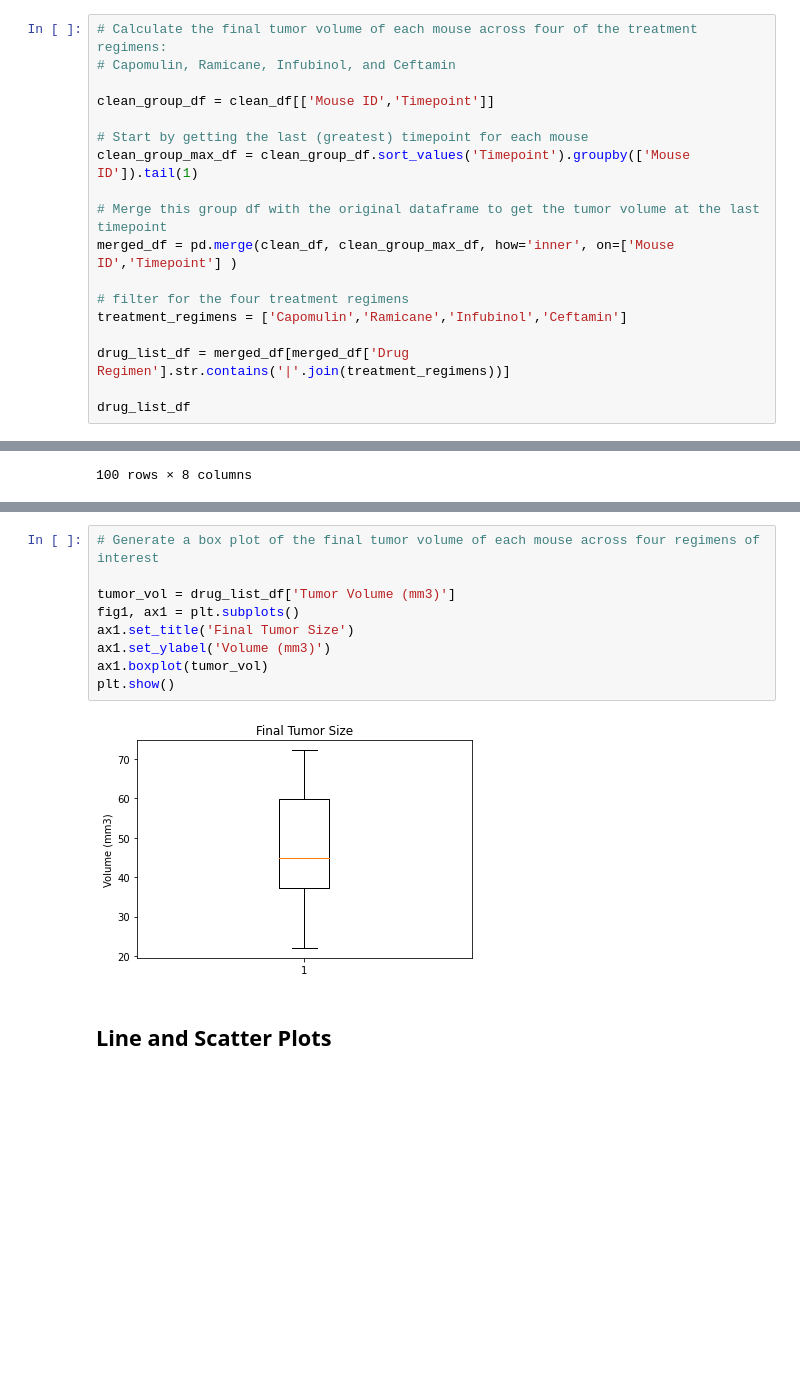
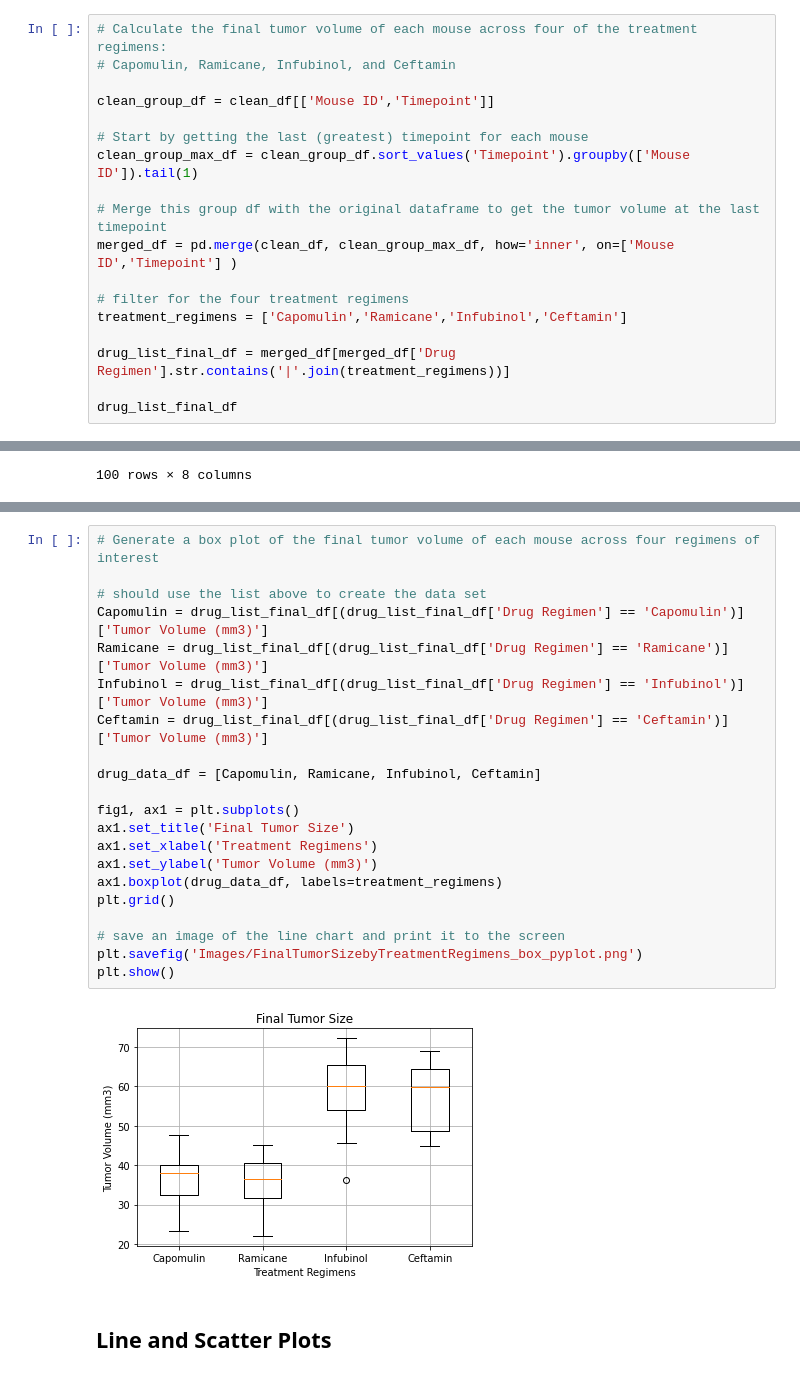
Before and after one commit to ML1758/matplotlib-challenge, a Jupyter notebook: Pymaceuticals/pymaceuticals.ipynb, the cells around one changed output, grey strips where cells are left out. Drawn from its saved outputs; the diff is of its cells as text; blank space fills up the shorter version.

```diff
--- a/Pymaceuticals/pymaceuticals.ipynb
+++ b/Pymaceuticals/pymaceuticals.ipynb
@@ -274,9 +277,9 @@ merged_df = pd.merge(clean_df, clean_group_max_df, how='inner', on=['Mouse ID','
 # filter for the four treatment regimens
 treatment_regimens = ['Capomulin','Ramicane','Infubinol','Ceftamin']
 
-drug_list_df = merged_df[merged_df['Drug Regimen'].str.contains('|'.join(treatment_regimens))]
+drug_list_final_df = merged_df[merged_df['Drug Regimen'].str.contains('|'.join(treatment_regimens))]
 
-drug_list_df
+drug_list_final_df
 # %% [output]
 |  | Mouse ID | Drug Regimen | Sex | Age_months | Weight (g) | Timepoint | Tumor Volume (mm3) | ... |
 | 0 | k403 | Ramicane | Male | 21 | 16 | 45 | 22.050126 | ... |
@@ -316,13 +331,25 @@ mean_tumor_vol
 # %%
 # Generate a box plot of the final tumor volume of each mouse across four regimens of interest
 
-tumor_vol = drug_list_df['Tumor Volume (mm3)']
+# should use the list above to create the data set
+Capomulin = drug_list_final_df[(drug_list_final_df['Drug Regimen'] == 'Capomulin')]['Tumor Volume (mm3)']
+Ramicane = drug_list_final_df[(drug_list_final_df['Drug Regimen'] == 'Ramicane')]['Tumor Volume (mm3)']
+Infubinol = drug_list_final_df[(drug_list_final_df['Drug Regimen'] == 'Infubinol')]['Tumor Volume (mm3)']
+Ceftamin = drug_list_final_df[(drug_list_final_df['Drug Regimen'] == 'Ceftamin')]['Tumor Volume (mm3)']
+
+drug_data_df = [Capomulin, Ramicane, Infubinol, Ceftamin]
+
 fig1, ax1 = plt.subplots()
 ax1.set_title('Final Tumor Size')
-ax1.set_ylabel('Volume (mm3)')
-ax1.boxplot(tumor_vol)
+ax1.set_xlabel('Treatment Regimens')
+ax1.set_ylabel('Tumor Volume (mm3)')
+ax1.boxplot(drug_data_df, labels=treatment_regimens)
+plt.grid()
+
+# save an image of the line chart and print it to the screen
+plt.savefig('Images/FinalTumorSizebyTreatmentRegimens_box_pyplot.png')
 plt.show()
 # %% [output]
-[figure, old version]
+[figure, new version]
 # %% [markdown]
 ## Line and Scatter Plots
```
Also changed, not shown: parts of 11 cells of this notebook, 6 other files.
